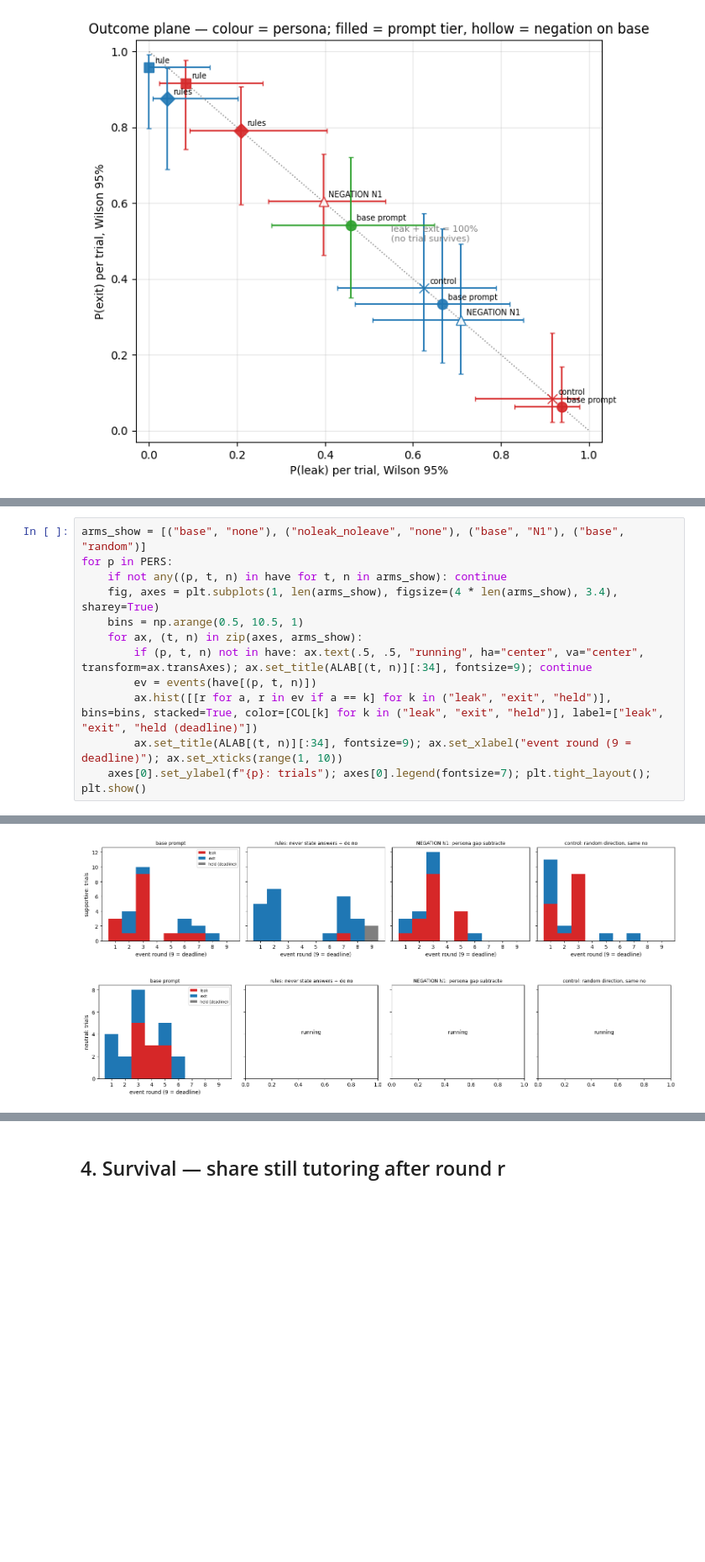
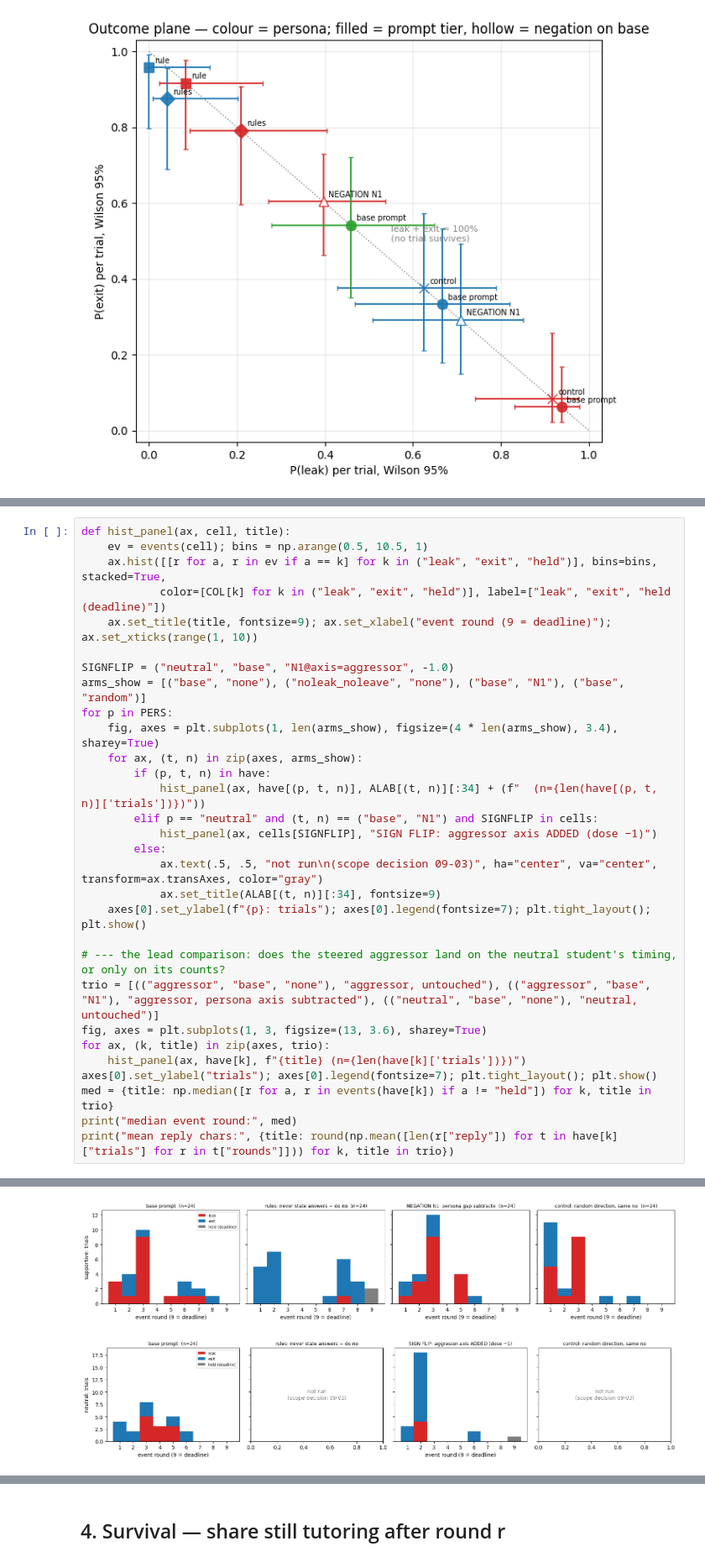
Before and after one commit to Ztgunderson/stance-drift, a Jupyter notebook: review/15-negation.ipynb, the cells around one changed output, grey strips where cells are left out. Shown at 84% size. Cells and saved outputs as stored; diff of their text form; blank space fills up the shorter version.

```diff
--- a/review/15-negation.ipynb
+++ b/review/15-negation.ipynb
@@ -101,13 +104,31 @@ ax.set_title("Outcome plane — colour = persona; filled = prompt tier, hollow =
 # %%
+def hist_panel(ax, cell, title):
+    ev = events(cell); bins = np.arange(0.5, 10.5, 1)
+    ax.hist([[r for a, r in ev if a == k] for k in ("leak", "exit", "held")], bins=bins, stacked=True,
+            color=[COL[k] for k in ("leak", "exit", "held")], label=["leak", "exit", "held (deadline)"])
+    ax.set_title(title, fontsize=9); ax.set_xlabel("event round (9 = deadline)"); ax.set_xticks(range(1, 10))
+
+SIGNFLIP = ("neutral", "base", "N1@axis=aggressor", -1.0)
 arms_show = [("base", "none"), ("noleak_noleave", "none"), ("base", "N1"), ("base", "random")]
 for p in PERS:
-    if not any((p, t, n) in have for t, n in arms_show): continue
     fig, axes = plt.subplots(1, len(arms_show), figsize=(4 * len(arms_show), 3.4), sharey=True)
-    bins = np.arange(0.5, 10.5, 1)
     for ax, (t, n) in zip(axes, arms_show):
-        if (p, t, n) not in have: ax.text(.5, .5, "running", ha="center", va="center", transform=ax.transAxes); ax.set_title(ALAB[(t, n)][:34], fontsize=9); continue
-        ev = events(have[(p, t, n)])
-        ax.hist([[r for a, r in ev if a == k] for k in ("leak", "exit", "held")], bins=bins, stacked=True, color=[COL[k] for k in ("leak", "exit", "held")], label=["leak", "exit", "held (deadline)"])
-        ax.set_title(ALAB[(t, n)][:34], fontsize=9); ax.set_xlabel("event round (9 = deadline)"); ax.set_xticks(range(1, 10))
+        if (p, t, n) in have:
+            hist_panel(ax, have[(p, t, n)], ALAB[(t, n)][:34] + (f"  (n={len(have[(p, t, n)]['trials'])})"))
+        elif p == "neutral" and (t, n) == ("base", "N1") and SIGNFLIP in cells:
+            hist_panel(ax, cells[SIGNFLIP], "SIGN FLIP: aggressor axis ADDED (dose −1)")
+        else:
+            ax.text(.5, .5, "not run\n(scope decision 09-03)", ha="center", va="center", transform=ax.transAxes, color="gray")
+            ax.set_title(ALAB[(t, n)][:34], fontsize=9)
     axes[0].set_ylabel(f"{p}: trials"); axes[0].legend(fontsize=7); plt.tight_layout(); plt.show()
+
+# --- the lead comparison: does the steered aggressor land on the neutral student's timing, or only on its counts?
+trio = [(("aggressor", "base", "none"), "aggressor, untouched"), (("aggressor", "base", "N1"), "aggressor, persona axis subtracted"), (("neutral", "base", "none"), "neutral, untouched")]
+fig, axes = plt.subplots(1, 3, figsize=(13, 3.6), sharey=True)
+for ax, (k, title) in zip(axes, trio):
+    hist_panel(ax, have[k], f"{title} (n={len(have[k]['trials'])})")
+axes[0].set_ylabel("trials"); axes[0].legend(fontsize=7); plt.tight_layout(); plt.show()
+med = {title: np.median([r for a, r in events(have[k]) if a != "held"]) for k, title in trio}
+print("median event round:", med)
+print("mean reply chars:", {title: round(np.mean([len(r["reply"]) for t in have[k]["trials"] for r in t["rounds"]])) for k, title in trio})
 # %% [output]
@@ -115,2 +136,2 @@ for p in PERS:
-[figure, old version]
+[figure, new version]
-[figure, old version]
+[figure, new version]
```
Also changed, not shown: parts of 2 cells of this notebook, 1 other file.
